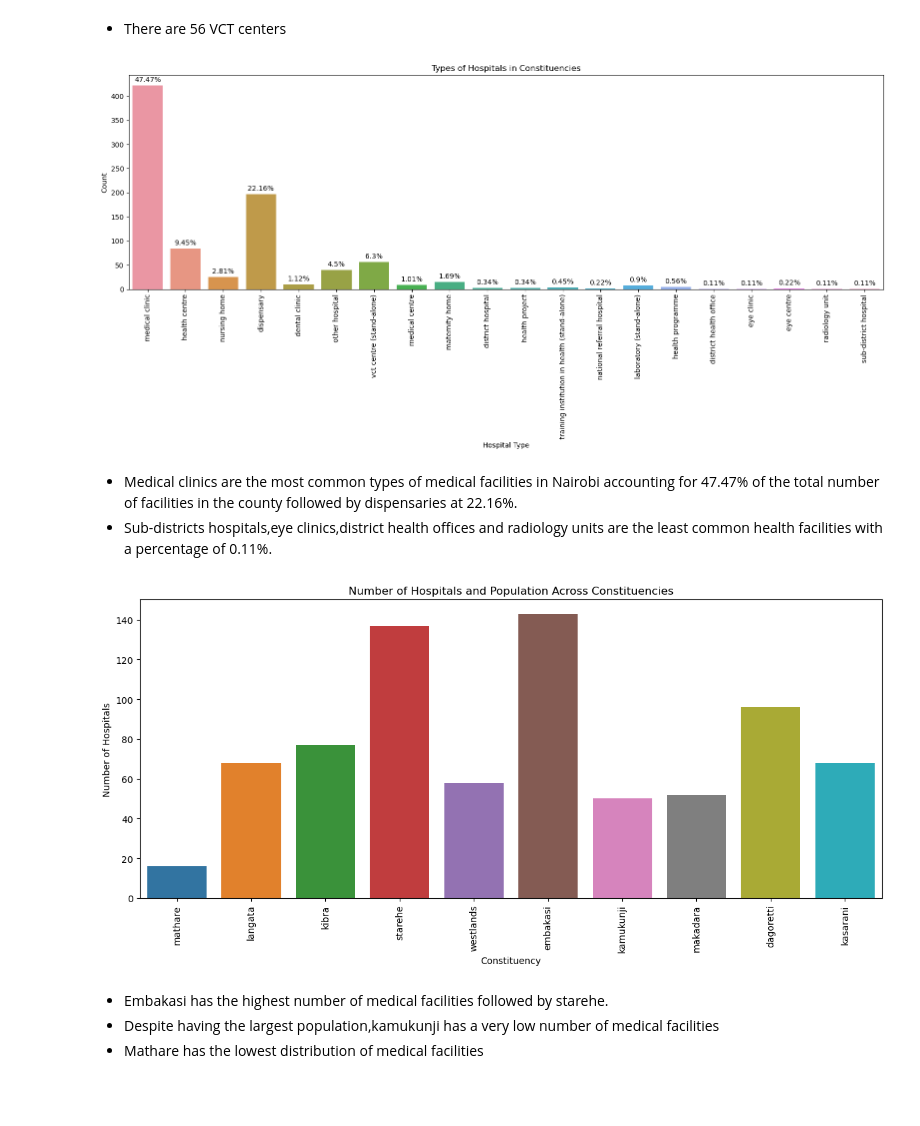
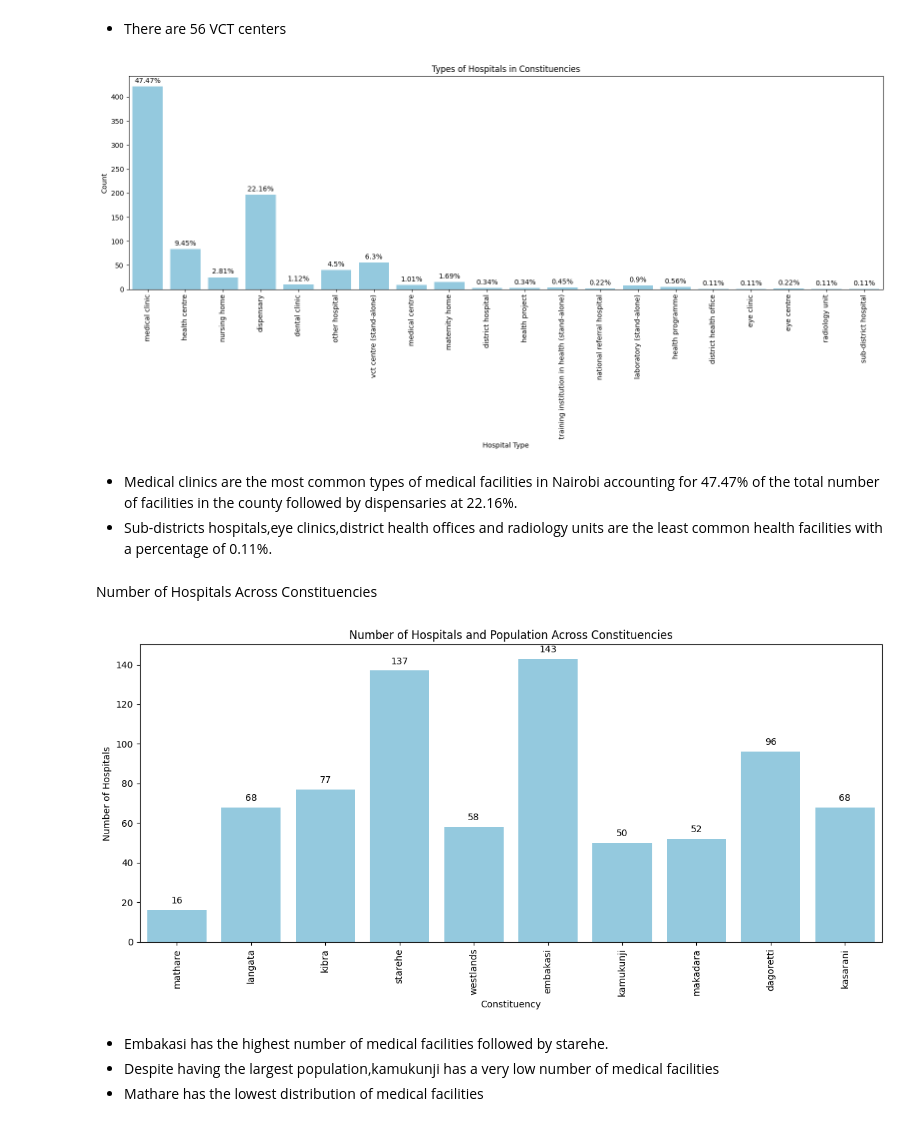
Before and after one commit to PriscillaJoan/Health-Care-Facilities, a Jupyter notebook: final workbook.ipynb, the cells around one changed output. Saved outputs shown, nothing was run; the diff lists cells and outputs as text; code cells hidden in the pictures; blank space fills up the shorter version.

```diff
--- a/final workbook.ipynb
+++ b/final workbook.ipynb
@@ -520,11 +525,10 @@ filtered_vct.sample(3)
 # %% [markdown]
 - There are 56 VCT centers
 # %%
-#visualize % distribution of the type of health centers across nairobi
-
-# create bar plot
+# visualize % distribution of the type of health centers across nairobi
+#bar plot
 plt.figure(figsize=(16, 8))
-ax = sns.countplot(x='Type', data=df)
+ax = sns.countplot(x='Type', data=df,color='skyblue')
 
 # percentages and anonnate
 total = len(df)
@@ -544,25 +548,41 @@ plt.xticks(rotation=90)
 plt.tight_layout()
 plt.show()
 # %% [output]
-[figure, old version]
+[figure, new version]
 # %% [markdown]
 - Medical clinics are the most common types of medical facilities in Nairobi accounting for 47.47% of the total number of facilities in the county followed by dispensaries at 22.16%.
 - Sub-districts hospitals,eye clinics,district health offices and radiology units are the least common health facilities with a percentage of 0.11%.
+# %% [markdown]
+Number of Hospitals Across Constituencies
 # %%
-# Distribution of facilities across constituencies
+import matplotlib.pyplot as plt
+import seaborn as sns
 
-# Plot count plot
 plt.figure(figsize=(12, 6))
-ax = sns.countplot(x='Constituency', data=combined_df)
-# set title and labels
+
+ax = sns.countplot(x='Constituency', data=combined_df, color='skyblue')
+
+# annonate the bars
+for p in ax.patches:
+    ax.annotate(format(p.get_height(), '.0f'),
+                (p.get_x() + p.get_width() / 2., p.get_height()),
+                ha='center', va='center', xytext=(0, 10),
+                textcoords='offset points')
+
+# title and labels
 plt.title('Number of Hospitals and Population Across Constituencies')
 plt.xlabel('Constituency')
 plt.ylabel('Number of Hospitals')
+
+# rotate x-axis labels
 plt.xticks(rotation=90)
+
 plt.tight_layout()
+
+# Show the plot
 plt.show()
 # %% [output]
-[figure, old version]
+[figure, new version]
 # %% [markdown]
 - Embakasi has the highest number of medical facilities followed by starehe.
 - Despite having the largest population,kamukunji has a very low number of medical facilities
```
Also changed, not shown: parts of 31 cells of this notebook, 9 other files.
